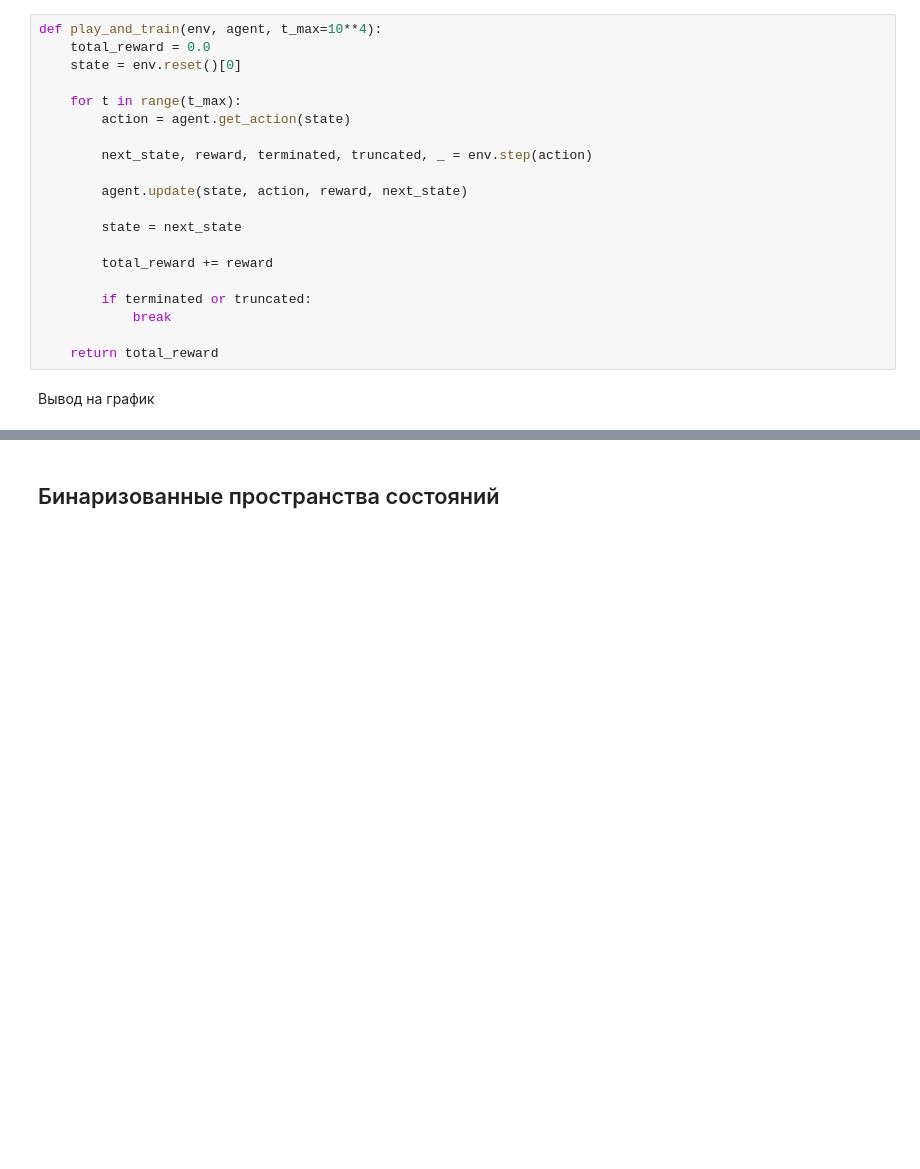
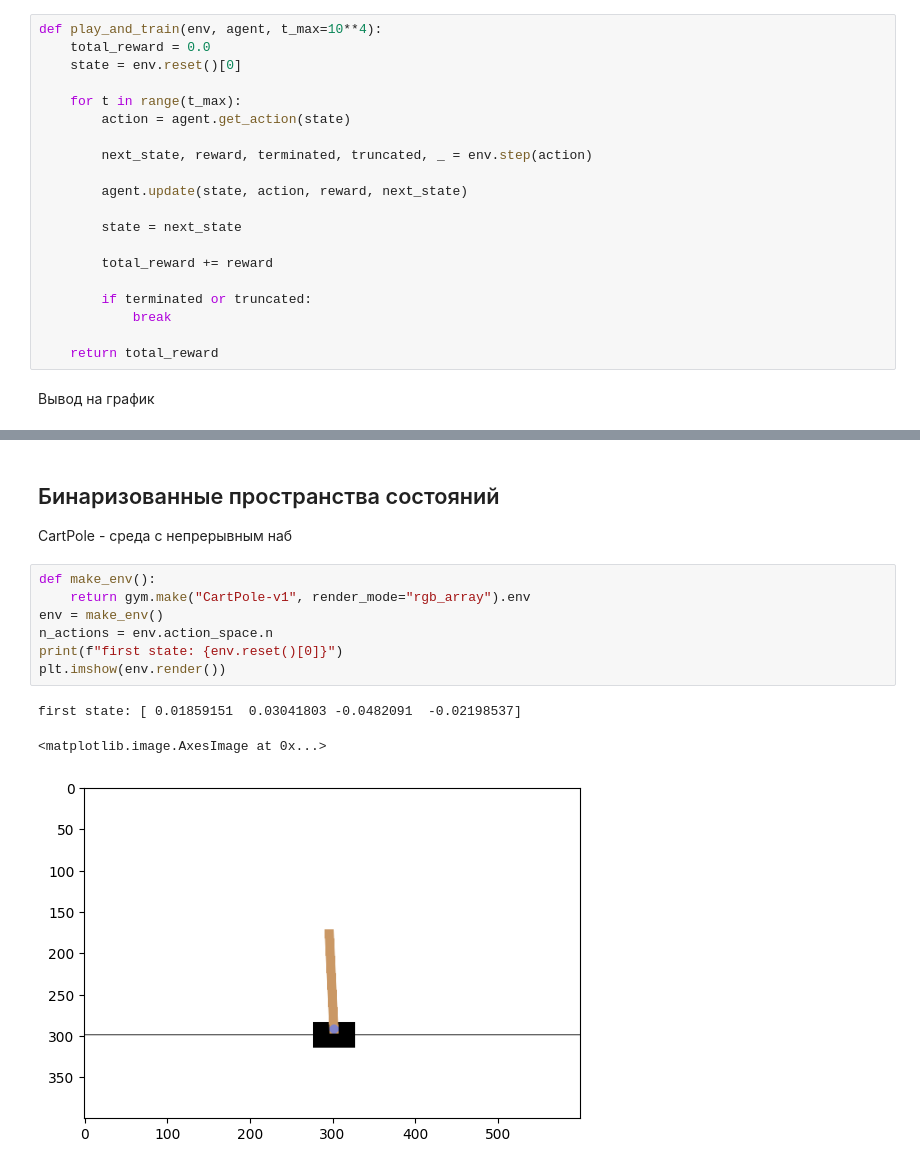
Before and after one commit to Rodeffs/Year4_Programming, a Jupyter notebook: Machine_Learning/Reinforcement_Learning/04_lab/q_learning.ipynb, the cells around one changed output, grey strips where cells are left out. Drawn from its saved outputs; the diff is of its cells as text; blank space fills up the shorter version.

```diff
--- a/Machine_Learning/Reinforcement_Learning/04_lab/q_learning.ipynb
+++ b/Machine_Learning/Reinforcement_Learning/04_lab/q_learning.ipynb
@@ -132,2 +132,15 @@ for i in range(1000):
 # %% [markdown]
 ## Бинаризованные пространства состояний
+
+CartPole - среда с непрерывным наб
+# %%
+def make_env():
+    return gym.make("CartPole-v1", render_mode="rgb_array").env
+env = make_env()
+n_actions = env.action_space.n
+print(f"first state: {env.reset()[0]}")
+plt.imshow(env.render())
+# %% [output]
+first state: [ 0.01859151  0.03041803 -0.0482091  -0.02198537]
+<matplotlib.image.AxesImage at 0x...>
+[figure, added]
```
Also changed, not shown: parts of 11 cells of this notebook.
